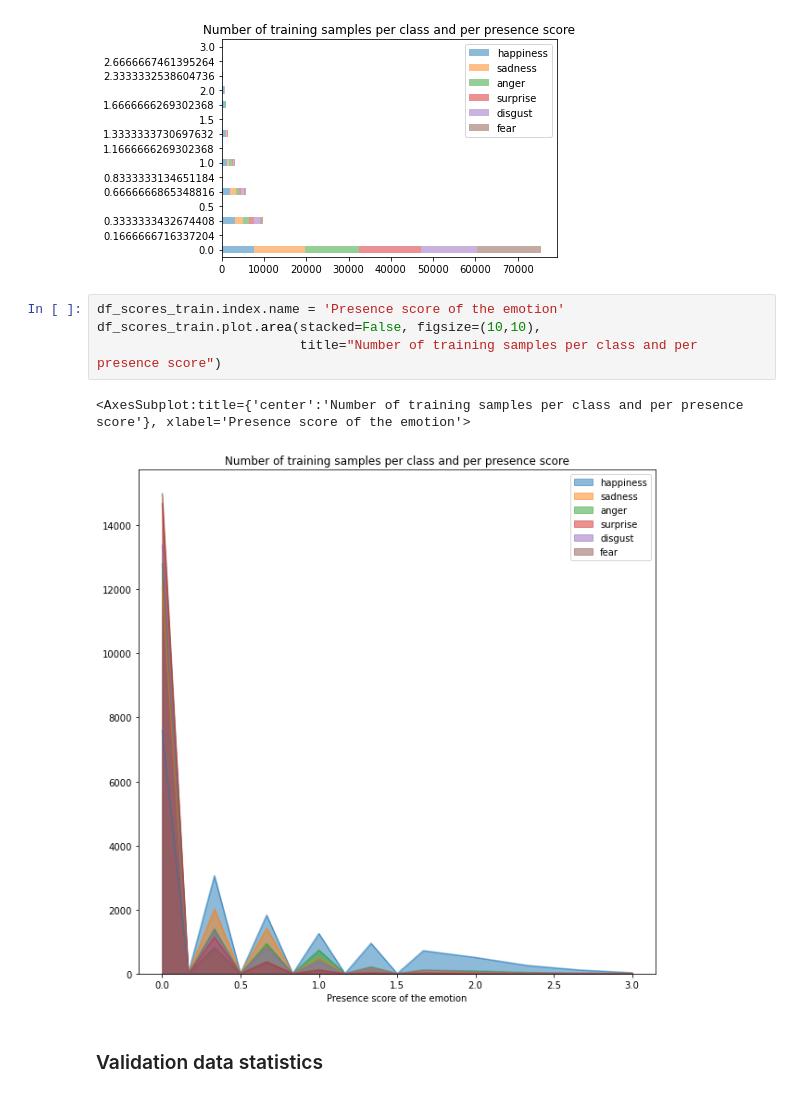
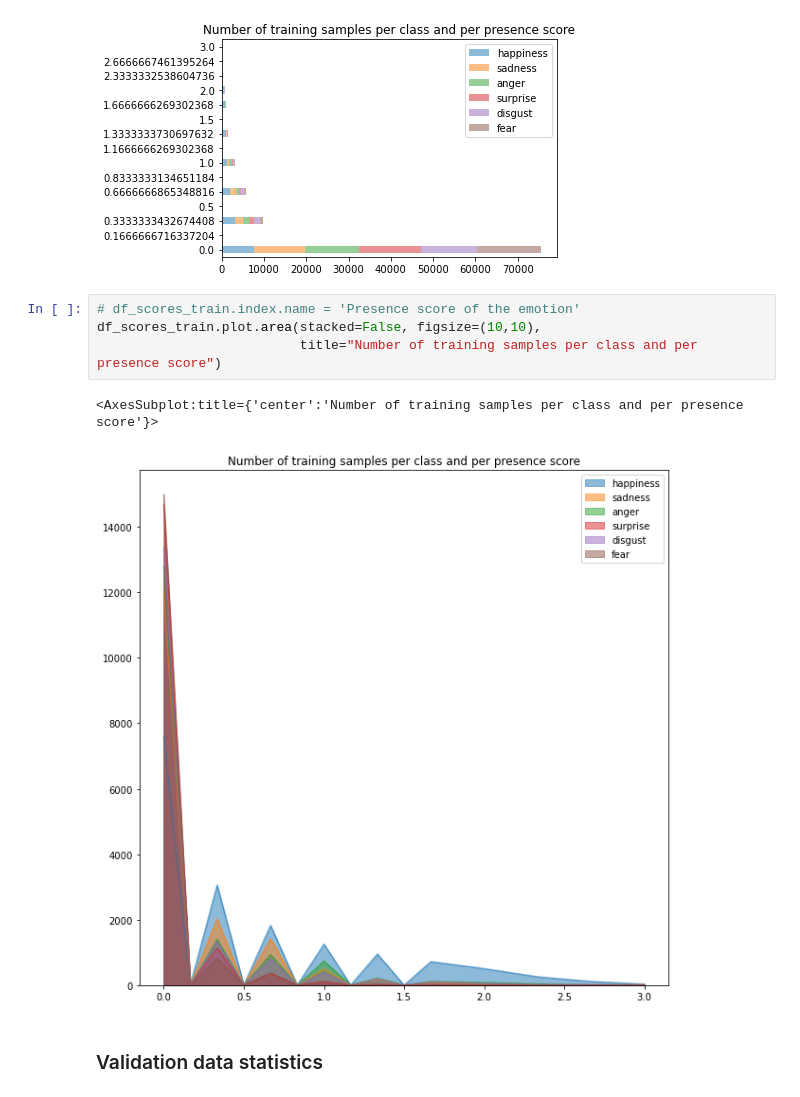
Before and after one commit to helenetran3/MCF-EmoLIS, a Jupyter notebook: label_statistics.ipynb, the cells around one changed output. Cells and saved outputs as stored; diff of their text form.

Commit message:
Generate diagrams for label statistics + update README

```diff
--- a/label_statistics.ipynb
+++ b/label_statistics.ipynb
@@ -159,12 +159,12 @@ df_scores_train.plot.barh(alpha=0.5, stacked=True,
 <AxesSubplot:title={'center':'Number of training samples per class and per presence score'}>
 [figure]
 # %%
-df_scores_train.index.name = 'Presence score of the emotion'
+# df_scores_train.index.name = 'Presence score of the emotion'
 df_scores_train.plot.area(stacked=False, figsize=(10,10),
                           title="Number of training samples per class and per presence score")
 # %% [output]
-<AxesSubplot:title={'center':'Number of training samples per class and per presence score'}, xlabel='Presence score of the emotion'>
+<AxesSubplot:title={'center':'Number of training samples per class and per presence score'}>
-[figure, old version]
+[figure, new version]
 # %% [markdown]
 ### Validation data statistics
 # %%
```
Also changed, not shown: parts of 14 cells of this notebook, 3 other files.
